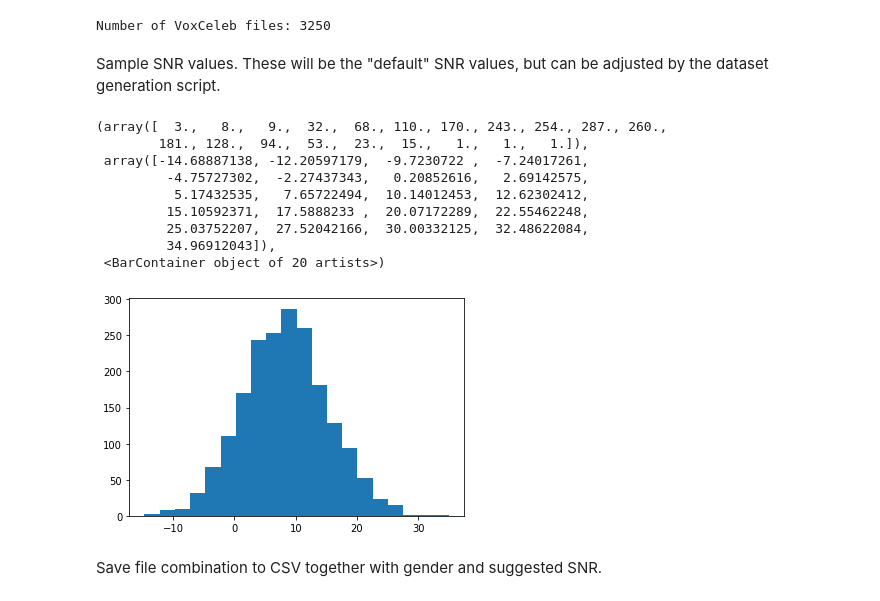
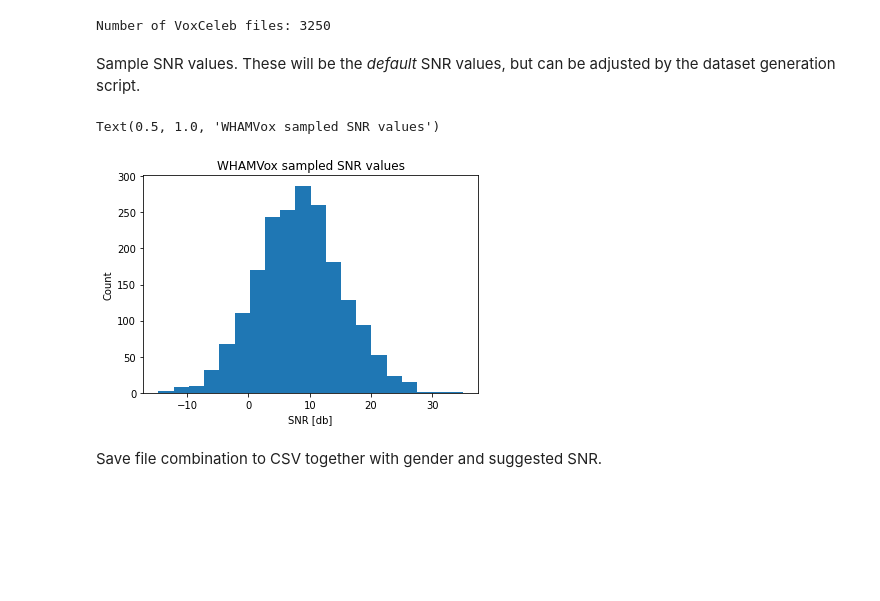
Before and after one commit to yossing-audatic/noisy_speech_test_sets, a Jupyter notebook: WHAMVox/analyses.ipynb, the cells around one changed output. Cells and saved outputs as stored; diff of their text form; code cells hidden in the pictures; blank space fills up the shorter version.

```diff
--- a/WHAMVox/analyses.ipynb
+++ b/WHAMVox/analyses.ipynb
@@ -248,22 +253,18 @@ print("Number of VoxCeleb files:", len(files_VoxCeleb))
 # %% [output]
 Number of VoxCeleb files: 3250
 # %% [markdown]
-Sample SNR values. These will be the "default" SNR values, but can be adjusted by
+Sample SNR values. These will be the _default_ SNR values, but can be adjusted by
 the dataset generation script.
 # %%
 snr_values = dist.rvs(random_state=SEED, size=(NUM_SAMPLES,))
 plt.hist(snr_values, bins=20)
+ax = plt.gca()
+ax.set_xlabel("SNR [db]")
+ax.set_ylabel("Count")
+ax.set_title("WHAMVox sampled SNR values")
 # %% [output]
-(array([  3.,   8.,   9.,  32.,  68., 110., 170., 243., 254., 287., 260.,
-        181., 128.,  94.,  53.,  23.,  15.,   1.,   1.,   1.]),
- array([-14.68887138, -12.20597179,  -9.7230722 ,  -7.24017261,
-         -4.75727302,  -2.27437343,   0.20852616,   2.69142575,
-          5.17432535,   7.65722494,  10.14012453,  12.62302412,
-         15.10592371,  17.5888233 ,  20.07172289,  22.55462248,
-         25.03752207,  27.52042166,  30.00332125,  32.48622084,
-         34.96912043]),
- <BarContainer object of 20 artists>)
+Text(0.5, 1.0, 'WHAMVox sampled SNR values')
-[figure, old version]
+[figure, new version]
 # %% [markdown]
 Save file combination to CSV together with gender and suggested SNR.
 # %%
```
Also changed, not shown: parts of 28 cells of this notebook, 2 other files.
